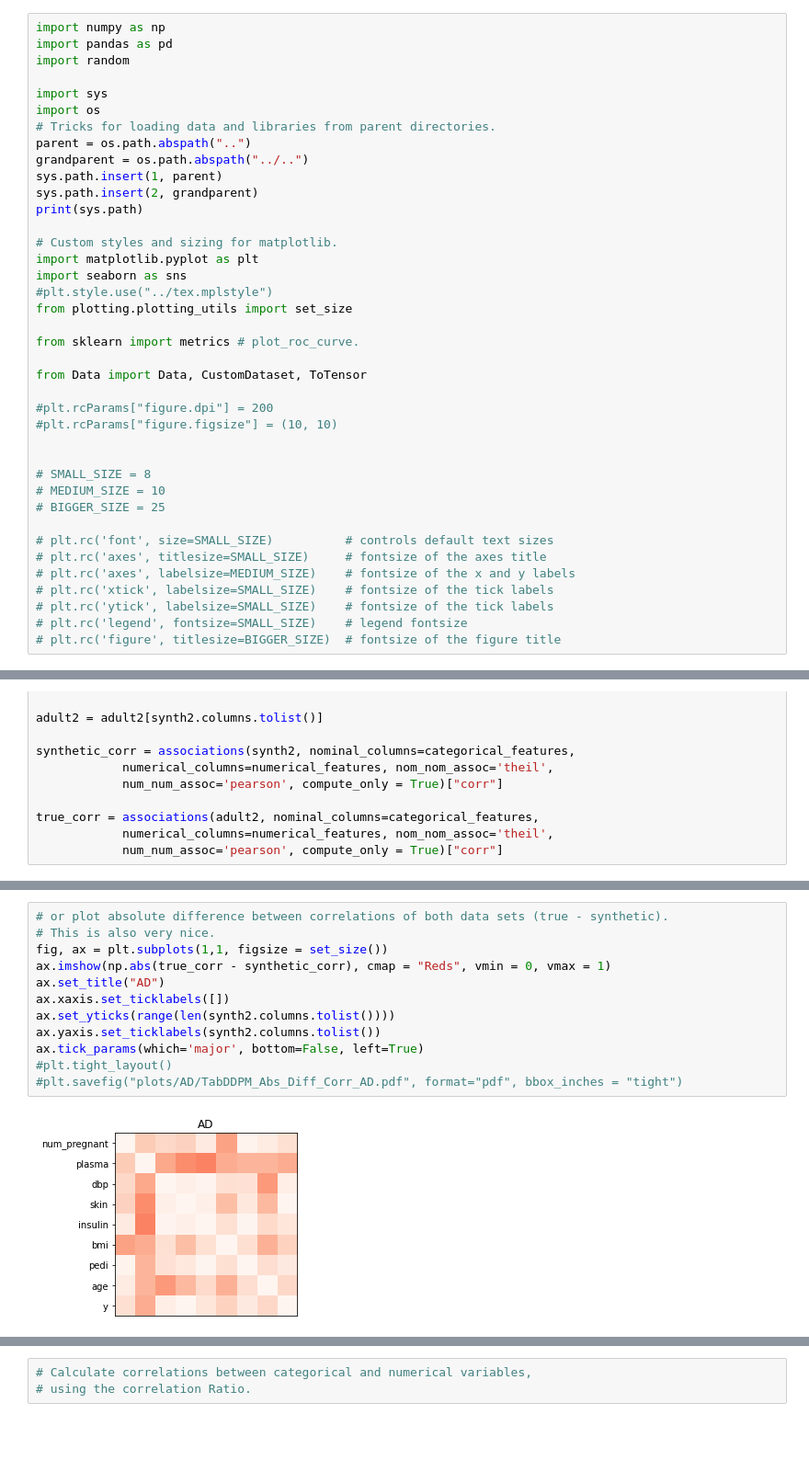
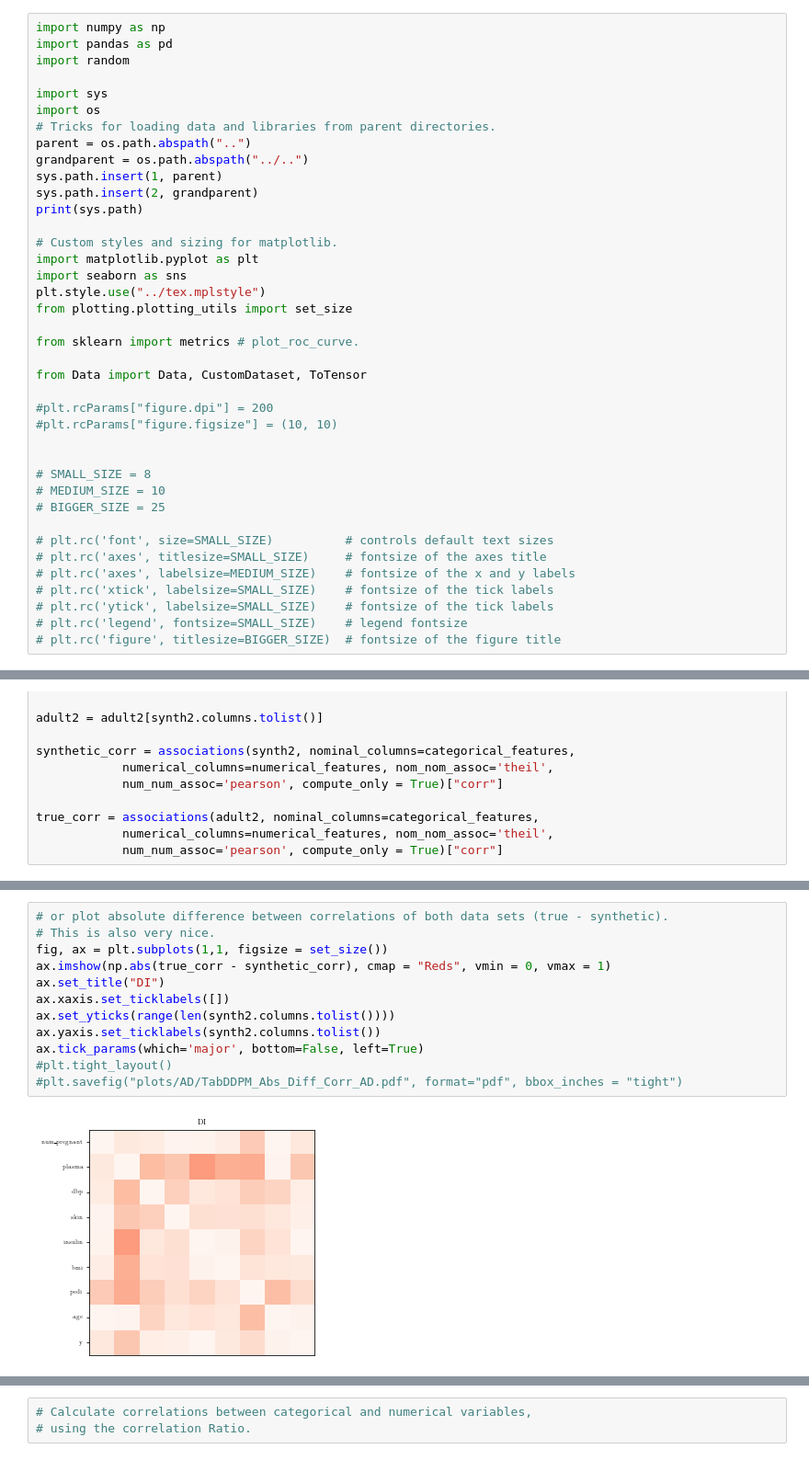
Before and after one commit to alexaoh/tabular-diffusion-for-counterfactuals, a Jupyter notebook: plotting/DI/plot_synthetic_data_tabddpm_DI.ipynb, the cells around one changed output, grey strips where cells are left out. Shown: that part at 92% size. Saved outputs shown, nothing was run; the diff lists cells and outputs as text; blank space fills up the shorter version.

```diff
--- a/plotting/DI/plot_synthetic_data_tabddpm_DI.ipynb
+++ b/plotting/DI/plot_synthetic_data_tabddpm_DI.ipynb
@@ -19,7 +19,7 @@ print(sys.path)
 # Custom styles and sizing for matplotlib.
 import matplotlib.pyplot as plt
 import seaborn as sns
-#plt.style.use("../tex.mplstyle")
+plt.style.use("../tex.mplstyle")
 from plotting.plotting_utils import set_size
 
 from sklearn import metrics # plot_roc_curve.
@@ -201,17 +201,17 @@ fig.colorbar(im, ax=ax.ravel().tolist())
 # %%
 # or plot absolute difference between correlations of both data sets (true - synthetic).
 # This is also very nice.
 fig, ax = plt.subplots(1,1, figsize = set_size())
 ax.imshow(np.abs(true_corr - synthetic_corr), cmap = "Reds", vmin = 0, vmax = 1)
-ax.set_title("AD")
+ax.set_title("DI")
 ax.xaxis.set_ticklabels([])
 ax.set_yticks(range(len(synth2.columns.tolist())))
 ax.yaxis.set_ticklabels(synth2.columns.tolist())
 ax.tick_params(which='major', bottom=False, left=True)
 #plt.tight_layout()
 #plt.savefig("plots/AD/TabDDPM_Abs_Diff_Corr_AD.pdf", format="pdf", bbox_inches = "tight")
 # %% [output]
-[figure, old version]
+[figure, new version]
 # %%
 # Make sure that the features are in the same order.
 fig, ax = plt.subplots(1,2, figsize = (20,8))
```
Also changed, not shown: parts of 11 cells of this notebook, 13 other files.
